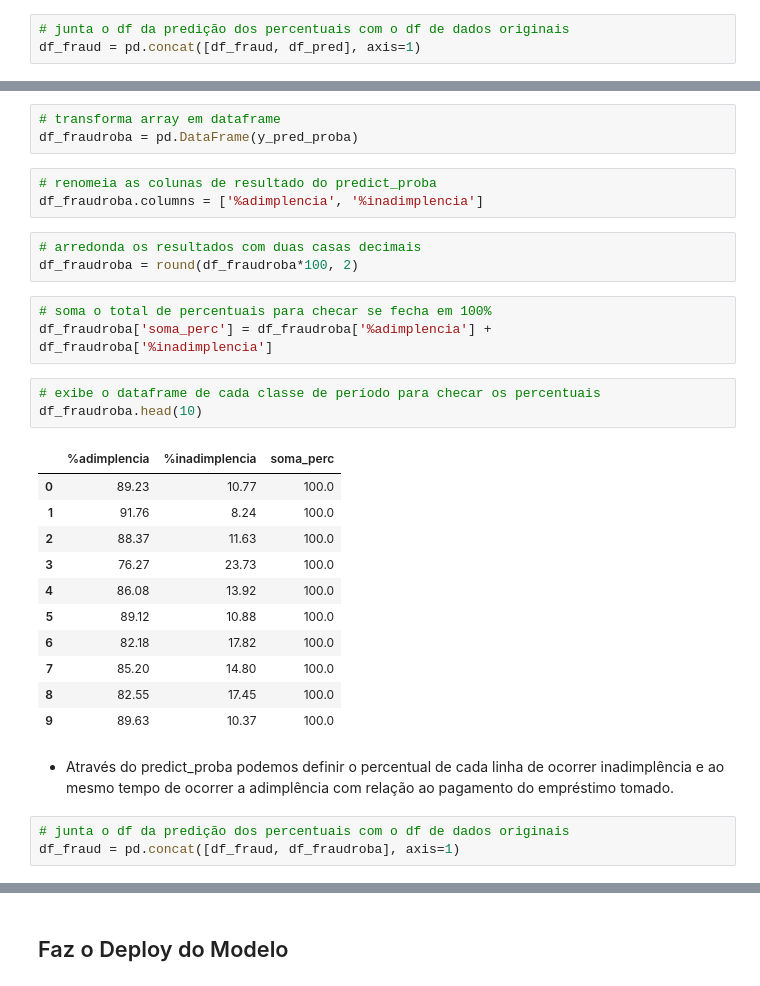
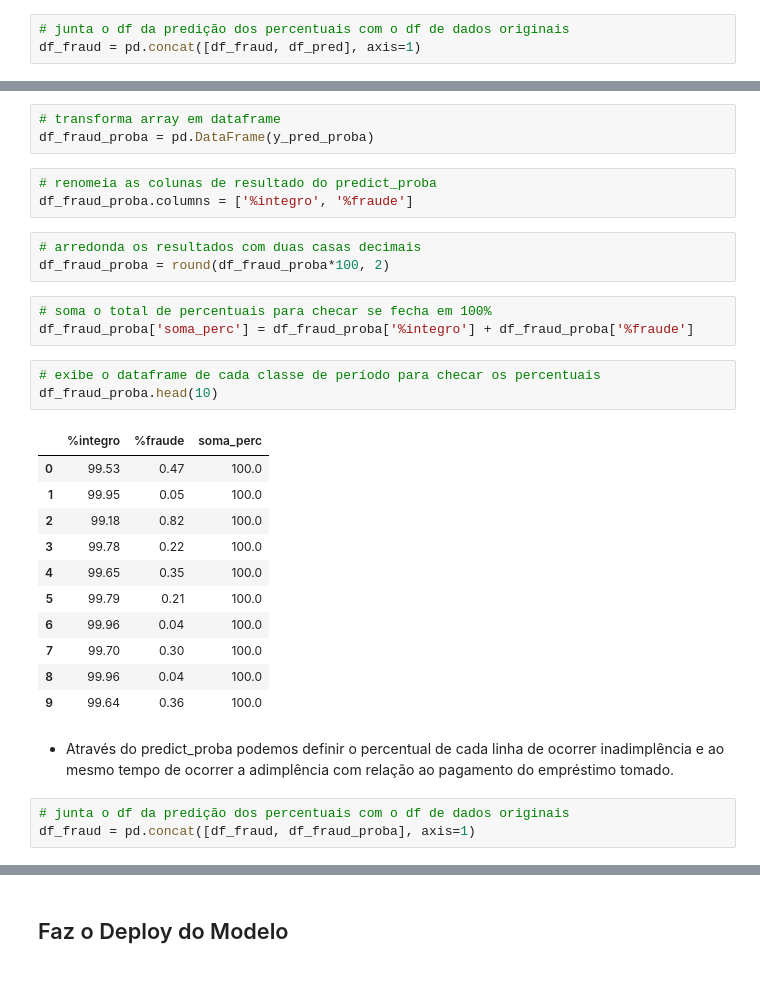
Before and after one commit to jairobernardesjunior/025_Financial_classification_project_fraud_detection, a Jupyter notebook: 02 pfd_treina.ipynb, the cells around one changed output, grey strips where cells are left out. Drawn from its saved outputs; the diff is of its cells as text.

```diff
--- a/02 pfd_treina.ipynb
+++ b/02 pfd_treina.ipynb
@@ -368,35 +366,35 @@ print(y_pred_proba)
 # %%
 # transforma array em dataframe
-df_fraudroba = pd.DataFrame(y_pred_proba)
+df_fraud_proba = pd.DataFrame(y_pred_proba)
 # %%
 # renomeia as colunas de resultado do predict_proba
-df_fraudroba.columns = ['%adimplencia', '%inadimplencia']
+df_fraud_proba.columns = ['%integro', '%fraude']
 # %%
 # arredonda os resultados com duas casas decimais
-df_fraudroba = round(df_fraudroba*100, 2)
+df_fraud_proba = round(df_fraud_proba*100, 2)
 # %%
 # soma o total de percentuais para checar se fecha em 100%
-df_fraudroba['soma_perc'] = df_fraudroba['%adimplencia'] + df_fraudroba['%inadimplencia']
+df_fraud_proba['soma_perc'] = df_fraud_proba['%integro'] + df_fraud_proba['%fraude']
 # %%
 # exibe o dataframe de cada classe de período para checar os percentuais
-df_fraudroba.head(10)
+df_fraud_proba.head(10)
 # %% [output]
-|  | %adimplencia | %inadimplencia | soma_perc |
-| 0 | 89.23 | 10.77 | 100.0 |
-| 1 | 91.76 | 8.24 | 100.0 |
-| 2 | 88.37 | 11.63 | 100.0 |
-| 3 | 76.27 | 23.73 | 100.0 |
-| 4 | 86.08 | 13.92 | 100.0 |
-| 5 | 89.12 | 10.88 | 100.0 |
-| 6 | 82.18 | 17.82 | 100.0 |
-| 7 | 85.20 | 14.80 | 100.0 |
-| 8 | 82.55 | 17.45 | 100.0 |
-| 9 | 89.63 | 10.37 | 100.0 |
+|  | %integro | %fraude | soma_perc |
+| 0 | 99.53 | 0.47 | 100.0 |
+| 1 | 99.95 | 0.05 | 100.0 |
+| 2 | 99.18 | 0.82 | 100.0 |
+| 3 | 99.78 | 0.22 | 100.0 |
+| 4 | 99.65 | 0.35 | 100.0 |
+| 5 | 99.79 | 0.21 | 100.0 |
+| 6 | 99.96 | 0.04 | 100.0 |
+| 7 | 99.70 | 0.30 | 100.0 |
+| 8 | 99.96 | 0.04 | 100.0 |
+| 9 | 99.64 | 0.36 | 100.0 |
 # %% [markdown]
 - Através do predict_proba podemos definir o percentual de cada linha de ocorrer inadimplência e ao mesmo tempo de ocorrer a adimplência com relação ao pagamento do empréstimo tomado.
 # %%
 # junta o df da predição dos percentuais com o df de dados originais
-df_fraud = pd.concat([df_fraud, df_fraudroba], axis=1)
+df_fraud = pd.concat([df_fraud, df_fraud_proba], axis=1)
 # %%
 # verifica as primeiras linhas do novo dataframe juntado
 df_fraud.head(5)
```
Also changed, not shown: parts of 20 cells of this notebook, 2 other files.
